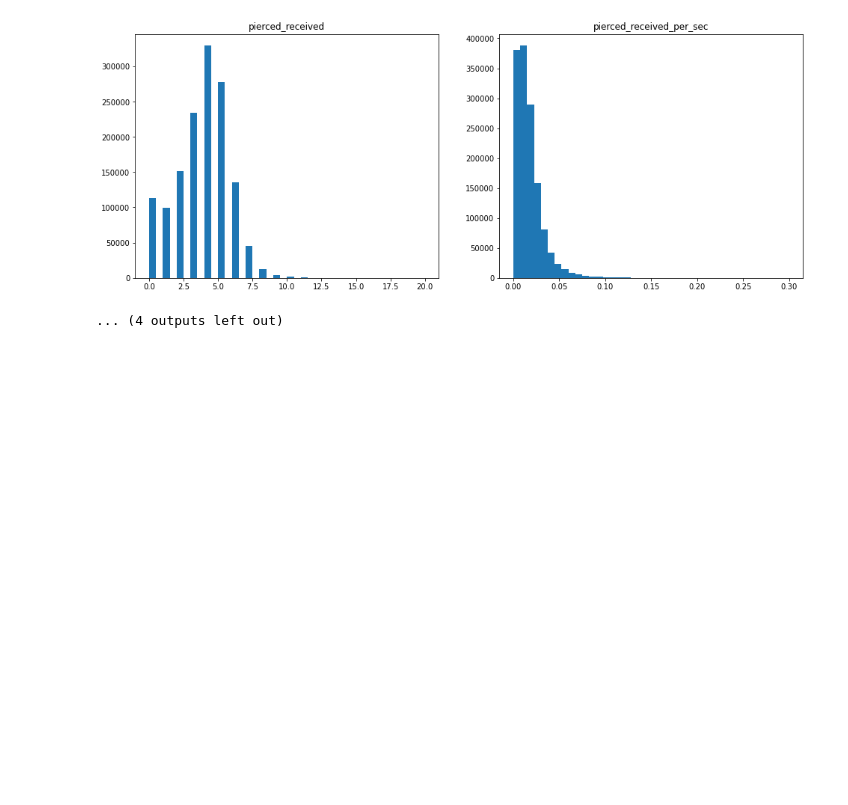
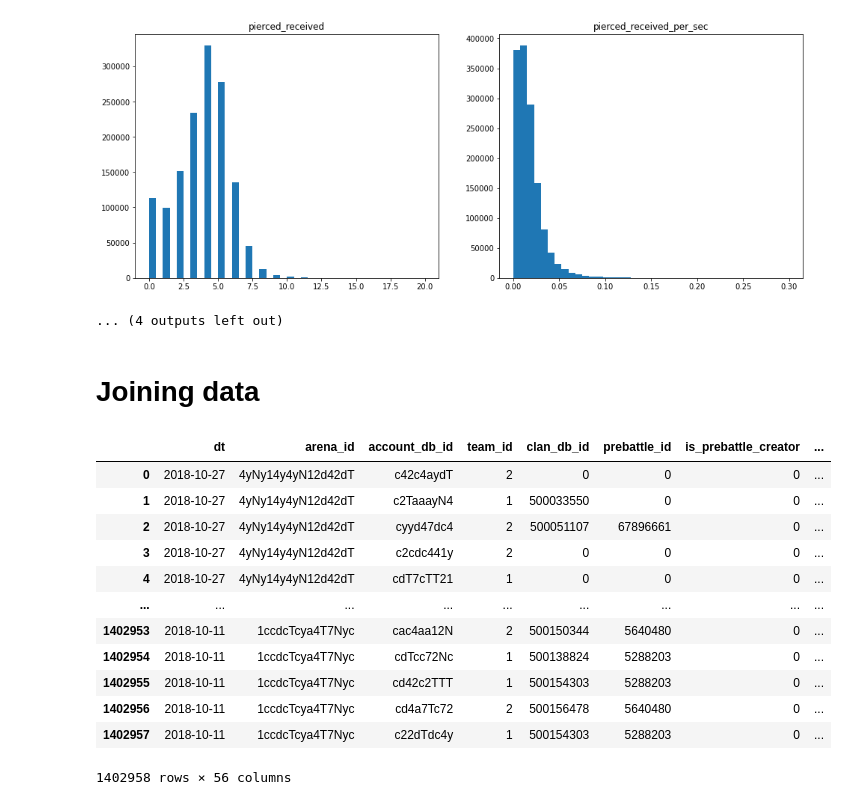
Before and after one commit to Egorka1/WG_Forge, a Jupyter notebook: WGProject.ipynb, the cells around one changed output. Drawn from its saved outputs; the diff is of its cells as text; code cells hidden in the pictures; blank space fills up the shorter version.

```diff
--- a/WGProject.ipynb
+++ b/WGProject.ipynb
@@ -538,3 +558,22 @@ for feature in target_features:
 [figure]
 [figure]
 ... (4 outputs left out)
+# %% [markdown]
+# Joining data
+# %%
+joined_data = data.merge(catalog, how='left', left_on='vehicle_type_cd', right_on='item_cd')
+joined_data
+# %% [output]
+|  | dt | arena_id | account_db_id | team_id | clan_db_id | prebattle_id | is_prebattle_creator | ... |
+| 0 | 2018-10-27 | 4yNy14y4yN12d42dT | c42c4aydT | 2 | 0 | 0 | 0 | ... |
+| 1 | 2018-10-27 | 4yNy14y4yN12d42dT | c2TaaayN4 | 1 | 500033550 | 0 | 0 | ... |
+| 2 | 2018-10-27 | 4yNy14y4yN12d42dT | cyyd47dc4 | 2 | 500051107 | 67896661 | 0 | ... |
+| 3 | 2018-10-27 | 4yNy14y4yN12d42dT | c2cdc441y | 2 | 0 | 0 | 0 | ... |
+| 4 | 2018-10-27 | 4yNy14y4yN12d42dT | cdT7cTT21 | 1 | 0 | 0 | 0 | ... |
+| ... | ... | ... | ... | ... | ... | ... | ... | ... |
+| 1402953 | 2018-10-11 | 1ccdcTcya4T7Nyc | cac4aa12N | 2 | 500150344 | 5640480 | 0 | ... |
+| 1402954 | 2018-10-11 | 1ccdcTcya4T7Nyc | cdTcc72Nc | 1 | 500138824 | 5288203 | 0 | ... |
+| 1402955 | 2018-10-11 | 1ccdcTcya4T7Nyc | cd42c2TTT | 1 | 500154303 | 5288203 | 0 | ... |
+| 1402956 | 2018-10-11 | 1ccdcTcya4T7Nyc | cd4a7Tc72 | 2 | 500156478 | 5640480 | 0 | ... |
+| 1402957 | 2018-10-11 | 1ccdcTcya4T7Nyc | c22dTdc4y | 1 | 500154303 | 5288203 | 0 | ... |
+1402958 rows × 56 columns
```
Also changed, not shown: parts of 44 cells of this notebook.
